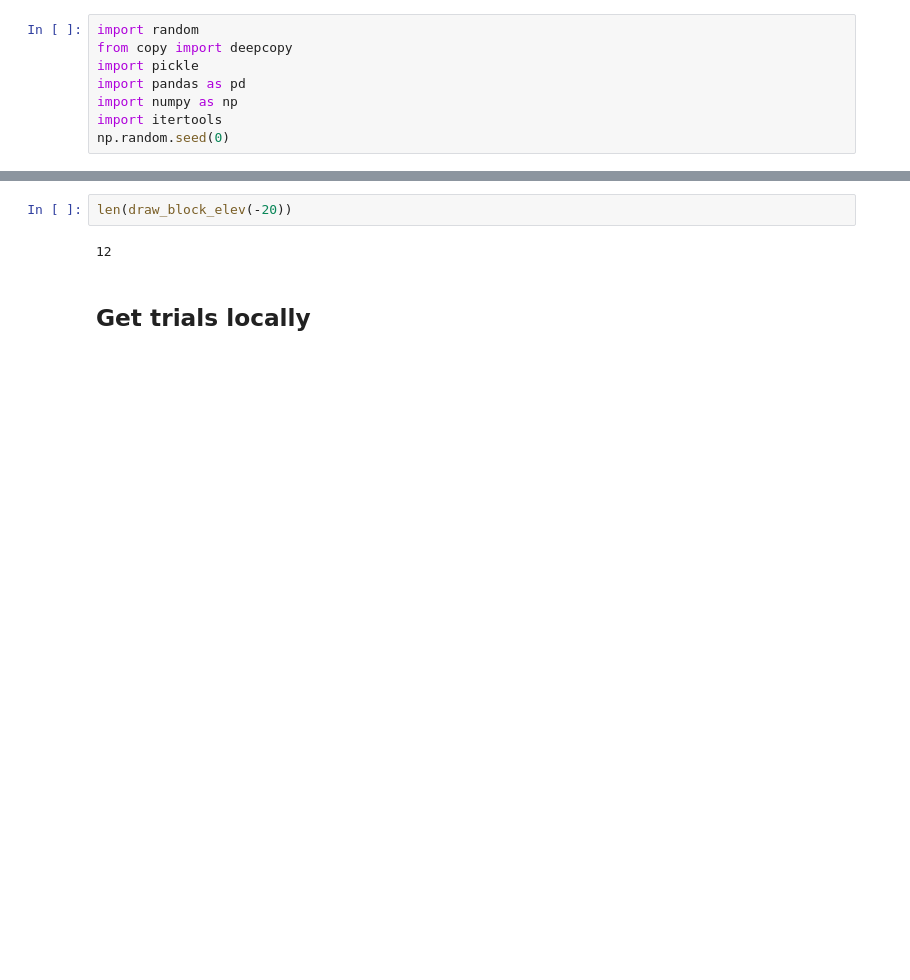
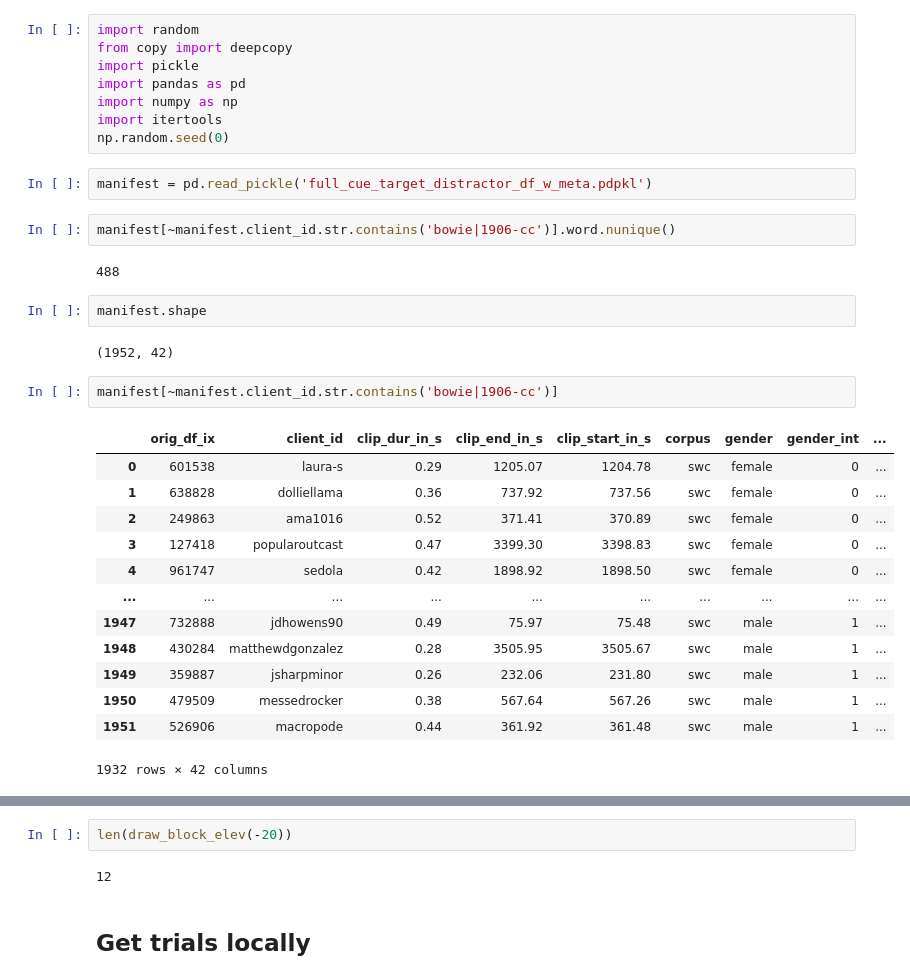
Before and after one commit to phess2/msjspsych-main, a Jupyter notebook: experiment_spatial_word_recognition_thresholds/gen_threshold_trials.ipynb, the cells around one changed output, grey strips where cells are left out. Cells and saved outputs as stored; diff of their text form; blank space fills up the shorter version.

```diff
--- a/experiment_spatial_word_recognition_thresholds/gen_threshold_trials.ipynb
+++ b/experiment_spatial_word_recognition_thresholds/gen_threshold_trials.ipynb
@@ -6,4 +6,30 @@ import pandas as pd
 import numpy as np
 import itertools
 np.random.seed(0)
+# %%
+manifest = pd.read_pickle('full_cue_target_distractor_df_w_meta.pdpkl')
+# %%
+manifest[~manifest.client_id.str.contains('bowie|1906-cc')].word.nunique()
+# %% [output]
+488
+# %%
+manifest.shape
+# %% [output]
+(1952, 42)
+# %%
+manifest[~manifest.client_id.str.contains('bowie|1906-cc')]
+# %% [output]
+|  | orig_df_ix | client_id | clip_dur_in_s | clip_end_in_s | clip_start_in_s | corpus | gender | gender_int | ... |
+| 0 | 601538 | laura-s | 0.29 | 1205.07 | 1204.78 | swc | female | 0 | ... |
+| 1 | 638828 | dolliellama | 0.36 | 737.92 | 737.56 | swc | female | 0 | ... |
+| 2 | 249863 | ama1016 | 0.52 | 371.41 | 370.89 | swc | female | 0 | ... |
+| 3 | 127418 | popularoutcast | 0.47 | 3399.30 | 3398.83 | swc | female | 0 | ... |
+| 4 | 961747 | sedola | 0.42 | 1898.92 | 1898.50 | swc | female | 0 | ... |
+| ... | ... | ... | ... | ... | ... | ... | ... | ... | ... |
+| 1947 | 732888 | jdhowens90 | 0.49 | 75.97 | 75.48 | swc | male | 1 | ... |
+| 1948 | 430284 | matthewdgonzalez | 0.28 | 3505.95 | 3505.67 | swc | male | 1 | ... |
+| 1949 | 359887 | jsharpminor | 0.26 | 232.06 | 231.80 | swc | male | 1 | ... |
+| 1950 | 479509 | messedrocker | 0.38 | 567.64 | 567.26 | swc | male | 1 | ... |
+| 1951 | 526906 | macropode | 0.44 | 361.92 | 361.48 | swc | male | 1 | ... |
+1932 rows × 42 columns
 # %%
```
Also changed, not shown: parts of 9 cells of this notebook, 5 other files.
